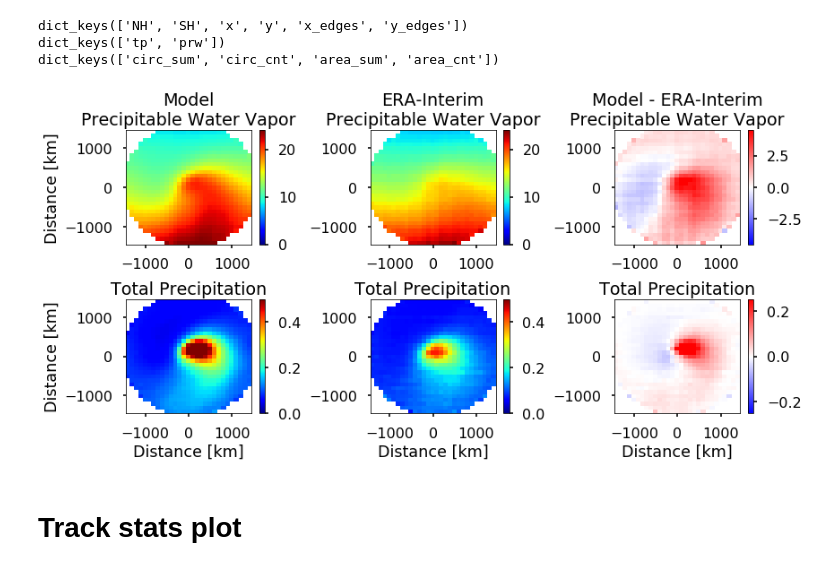
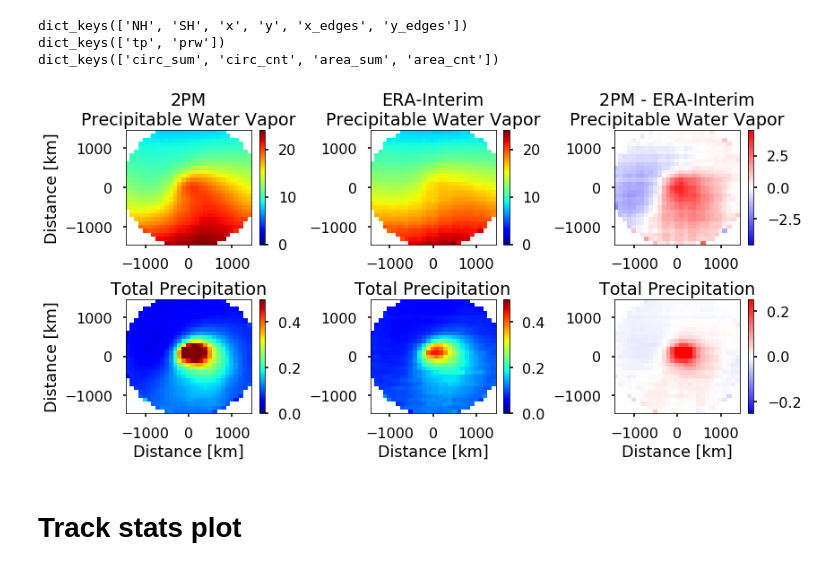
Before and after one commit to NOAA-GFDL/MDTF-diagnostics, a Jupyter notebook: diagnostics/etc_composites/remove/agu_plots.ipynb, the cells around one changed output. Cells and saved outputs as stored; diff of their text form; code cells hidden in the pictures.

```diff
--- a/diagnostics/etc_composites/remove/agu_plots.ipynb
+++ b/diagnostics/etc_composites/remove/agu_plots.ipynb
@@ -103,7 +105,9 @@ plt.show()
 # %% [markdown]
 # Zonal Means
 # %%
-WK_DIR = '/localdrive/drive10/jj/mdtf/wkdir/MDTF_QBOi.EXP1.AMIP.v4.001_2008_2012/etc_composites'
+# WK_DIR = '/localdrive/drive10/jj/mdtf/wkdir/MDTF_QBOi.EXP1.AMIP.v4.001_2008_2012/etc_composites'
+# WK_DIR = '/localdrive/drive10/jj/mdtf/wkdir/MDTF_LEOC.EXP1.MPM.001_2008_2012/etc_composites'; model_name = 'MPM'
+WK_DIR = '/localdrive/drive10/jj/mdtf/wkdir/MDTF_GFDL.EXP1.2PM.001_2008_2012/etc_composites'; model_name = '2PM'
 c_file = f'{WK_DIR}/tmp/RUNDIR/tmprun/read_tmprun/composites.pkl'
 model_data = pickle.load(open(c_file, 'rb'))
 # %%
@@ -184,43 +188,45 @@ plt.figure(figsize=(12,6))
 plt.subplot(2,3,1)
 plt.pcolormesh(erai_x, erai_y, model_prw, cmap='jet', vmin=0, vmax=24)
 plt.colorbar()
-plt.title('Model\nPrecipitable Water Vapor')
+plt.title(f'{model_name.upper()}\nPrecipitable Water Vapor')
 plt.ylabel('Distance [km]')
 
 plt.subplot(2,3,2)
 plt.pcolormesh(erai_x, erai_y, prw_sh_ocean_warm, cmap='jet', vmin=0, vmax=24)
 plt.colorbar()
 plt.title('ERA-Interim\nPrecipitable Water Vapor')
 
 plt.subplot(2,3,3)
 plt.pcolormesh(erai_x, erai_y, model_prw - prw_sh_ocean_warm, cmap='bwr', vmin=-4.5, vmax=4.5)
 plt.colorbar()
-plt.title('Model - ERA-Interim\nPrecipitable Water Vapor')
+plt.title(f'{model_name.upper()} - ERA-Interim\nPrecipitable Water Vapor')
 
 plt.subplot(2,3,4)
-plt.pcolormesh(erai_x, erai_y, model_tp, cmap='jet', vmin=0, vmax=0.5)
+# plt.pcolormesh(erai_x, erai_y, model_tp, cmap='jet', vmin=0, vmax=0.5)
+plt.pcolormesh(erai_x, erai_y, model_tp*86400/24., cmap='jet', vmin=0, vmax=0.5)
 plt.colorbar()
 plt.title('Total Precipitation')
 plt.ylabel('Distance [km]')
 plt.xlabel('Distance [km]')
 
 plt.subplot(2,3,5)
 plt.pcolormesh(erai_x, erai_y, pr_sh_ocean_warm, cmap='jet', vmin=0, vmax=0.5)
 plt.colorbar()
 plt.title('Total Precipitation')
 plt.xlabel('Distance [km]')
 
 plt.subplot(2,3,6)
-plt.pcolormesh(erai_x, erai_y, model_tp - pr_sh_ocean_warm, cmap='bwr', vmin=-.25, vmax=.25)
+# plt.pcolormesh(erai_x, erai_y, model_tp - pr_sh_ocean_warm, cmap='bwr', vmin=-.25, vmax=.25)
+plt.pcolormesh(erai_x, erai_y, model_tp*86400/24. - pr_sh_ocean_warm, cmap='bwr', vmin=-.25, vmax=.25)
 plt.colorbar()
 plt.title('Total Precipitation')
 plt.xlabel('Distance [km]')
 
 plt.tight_layout()
-plt.savefig(os.path.join(WK_DIR, 'tp_prw_model_erai.png'),dpi=300.)
+plt.savefig(os.path.join(WK_DIR, f'tp_prw_{model_name.lower()}_erai.png'),dpi=300.)
 plt.show()
 # %% [output]
-[figure, old version]
+[figure, new version]
 # %% [markdown]
 # Track stats plot
 # %%
```
Also changed, not shown: parts of 3 cells of this notebook, 10 other files.
